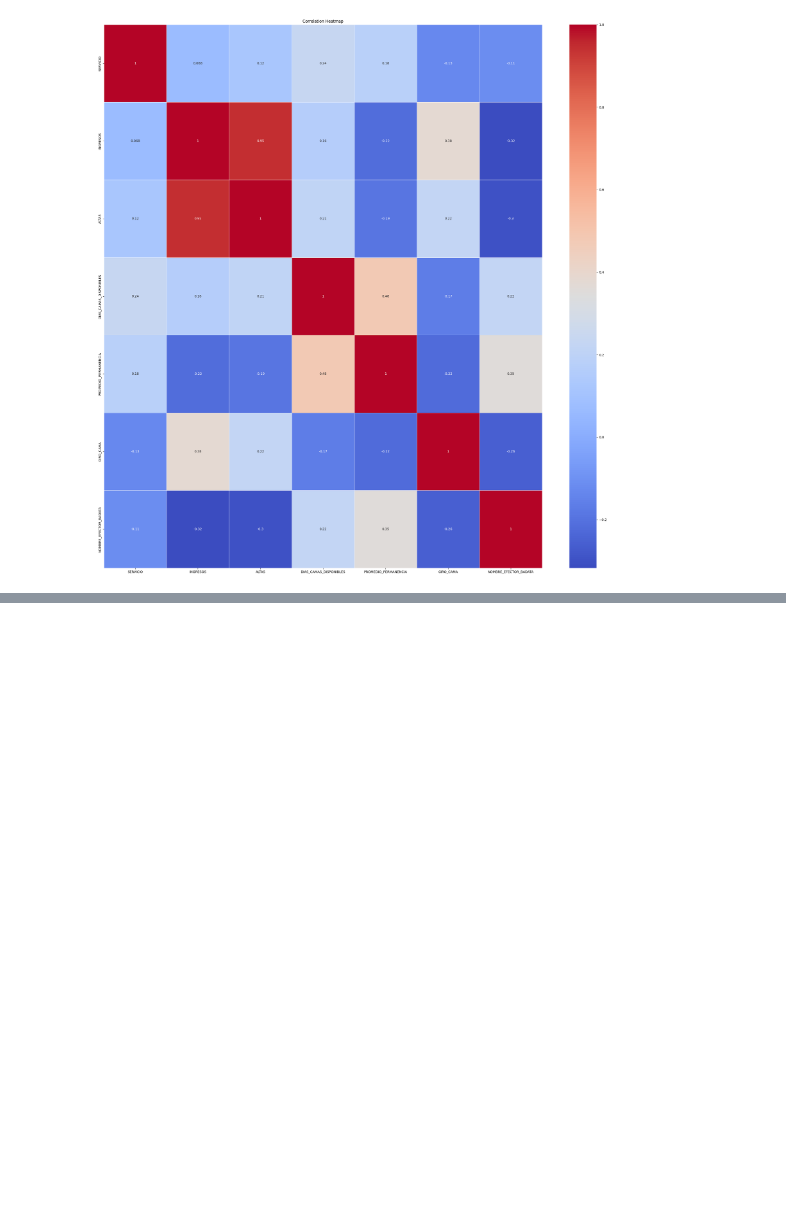
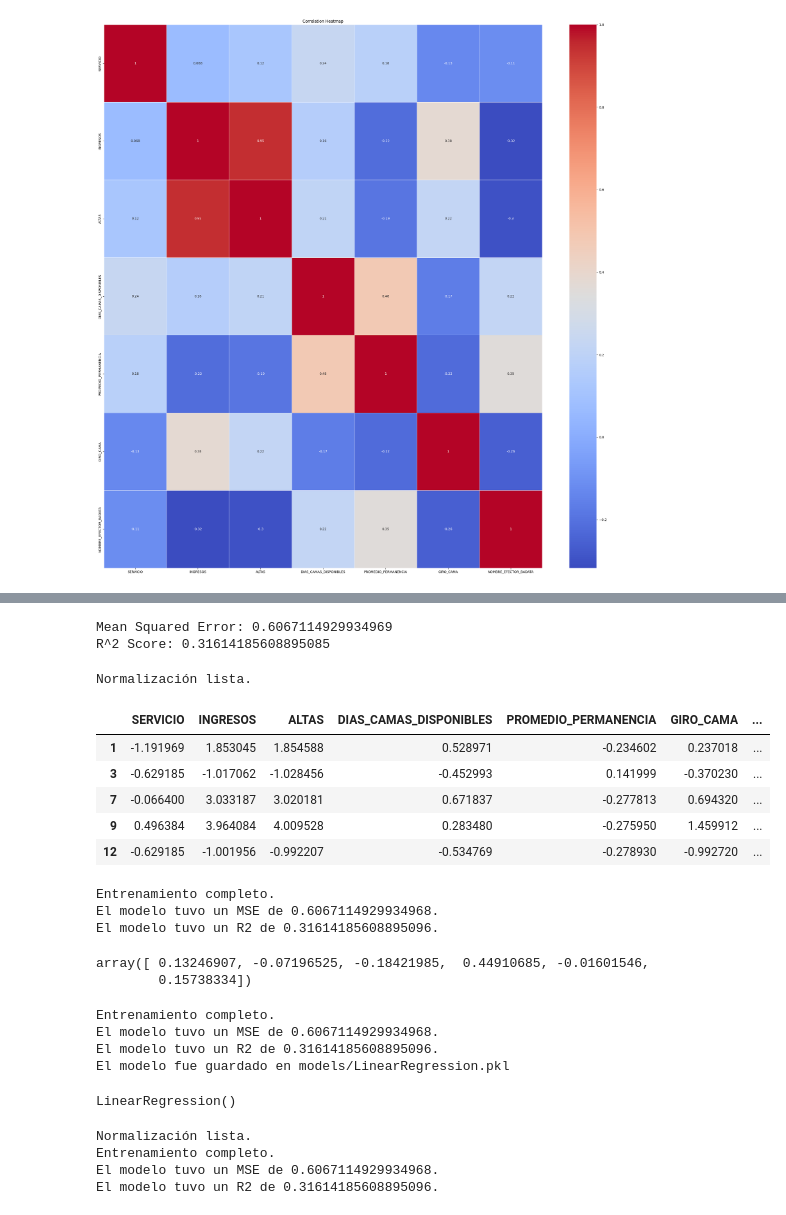
Before and after one commit to nicolecarda/PAECIS, a Jupyter notebook: RandomForestBAData.ipynb, the cells around one changed output, grey strips where cells are left out. Cells and saved outputs as stored; diff of their text form; code cells hidden in the pictures; blank space fills up the shorter version.

```diff
--- a/RandomForestBAData.ipynb
+++ b/RandomForestBAData.ipynb
@@ -476,0 +438,30 @@ r2_score(y_pred, y_test)
+# %%
+from sklearn.model_selection import train_test_split
+from sklearn.linear_model import LinearRegression
+from sklearn.metrics import mean_squared_error, r2_score
+
+# Necesitamos los features y el target
+target = df_normalizado['PROMEDIO_PERMANENCIA']
+
+
+features = df_normalizado[['SERVICIO', 'INGRESOS', 'ALTAS', 'DIAS_CAMAS_DISPONIBLES', 'GIRO_CAMA', 'NOMBRE_EFECTOR_BADATA']]
+
+# Dividimos en train y test
+X_train, X_test, y_train, y_test = train_test_split(features, target, test_size=0.2, random_state=42)
+
+# Train a Linear Regression model
+model = LinearRegression()
+model.fit(X_train, y_train)
+
+# Hagamos el famoso predict sobre los datos de prueba
+y_pred = model.predict(X_test)
+
+# Evaluación del modelo
+mse = mean_squared_error(y_test, y_pred)
+r2 = r2_score(y_test, y_pred)
+
+print(f"Mean Squared Error: {mse}")
+print(f"R^2 Score: {r2}")
+# %% [output]
+Mean Squared Error: 0.6067114929934969
+R^2 Score: 0.31614185608895085
@@ -476,0 +538,38 @@ r2_score(y_pred, y_test)
+# %%
+df_normalizado = normalizarDos_pd(data4)
+df_normalizado.head()
+# %% [output]
+Normalización lista.
+|  | SERVICIO | INGRESOS | ALTAS | DIAS_CAMAS_DISPONIBLES | PROMEDIO_PERMANENCIA | GIRO_CAMA | ... |
+| 1 | -1.191969 | 1.853045 | 1.854588 | 0.528971 | -0.234602 | 0.237018 | ... |
+| 3 | -0.629185 | -1.017062 | -1.028456 | -0.452993 | 0.141999 | -0.370230 | ... |
+| 7 | -0.066400 | 3.033187 | 3.020181 | 0.671837 | -0.277813 | 0.694320 | ... |
+| 9 | 0.496384 | 3.964084 | 4.009528 | 0.283480 | -0.275950 | 1.459912 | ... |
+| 12 | -0.629185 | -1.001956 | -0.992207 | -0.534769 | -0.278930 | -0.992720 | ... |
+# %%
+modelo = entrenar_modeloDos(df_normalizado)
+# %% [output]
+Entrenamiento completo.
+El modelo tuvo un MSE de 0.6067114929934968.
+El modelo tuvo un R2 de 0.31614185608895096.
+# %%
+modelo.coef_
+# %% [output]
+array([ 0.13246907, -0.07196525, -0.18421985,  0.44910685, -0.01601546,
+        0.15738334])
+# %%
+entrenar_modeloDos(df_normalizado, persistir=True)
+# %% [output]
+Entrenamiento completo.
+El modelo tuvo un MSE de 0.6067114929934968.
+El modelo tuvo un R2 de 0.31614185608895096.
+El modelo fue guardado en models/LinearRegression.pkl
+LinearRegression()
+# %%
+df_normalizado = normalizarDos_pd(data4)
+model = entrenar_modeloDos(df_normalizado)
+# %% [output]
+Normalización lista.
+Entrenamiento completo.
+El modelo tuvo un MSE de 0.6067114929934968.
+El modelo tuvo un R2 de 0.31614185608895096.
```
Also changed, not shown: parts of 13 cells of this notebook, 5 other files.
